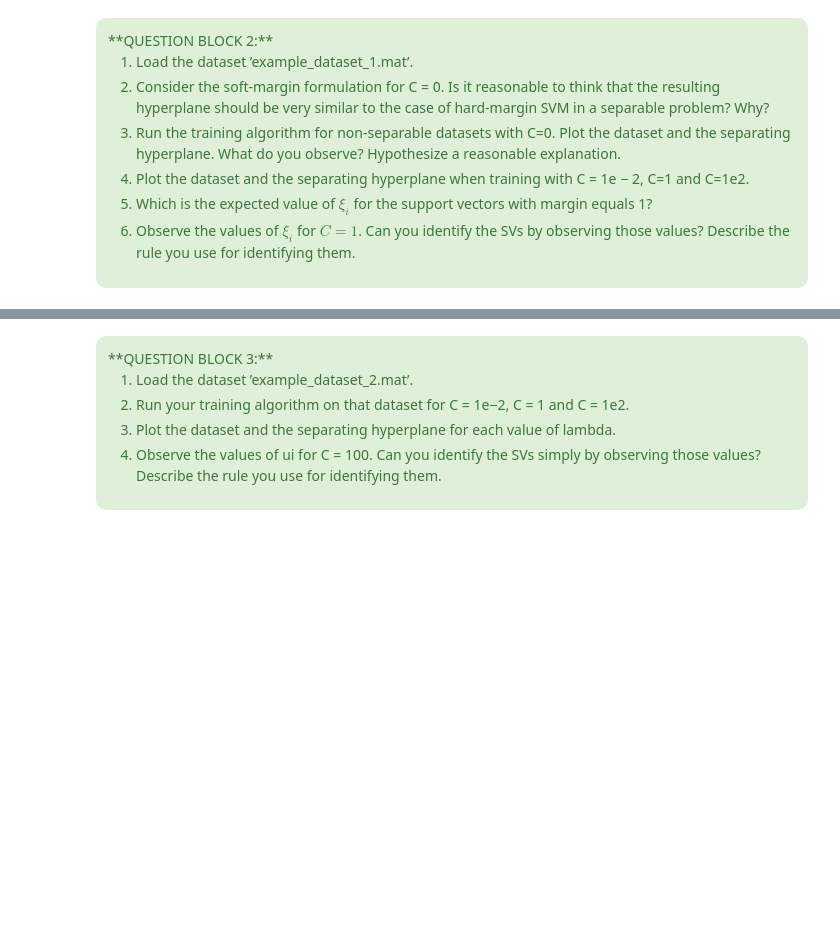
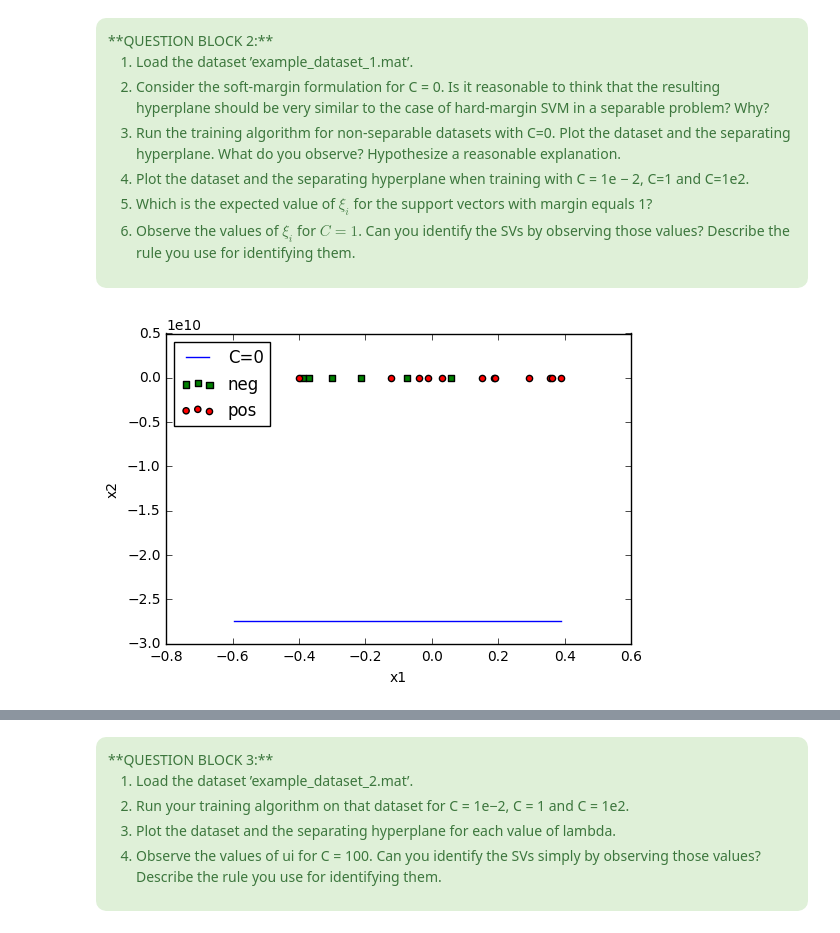
Before and after one commit to JohannesHeidecke/UPC-MAI-IML, a Jupyter notebook: exercise 3/supervised_exercise_3_johannes.ipynb, the cells around one changed output, grey strips where cells are left out. Saved outputs shown, nothing was run; the diff lists cells and outputs as text; code cells hidden in the pictures; blank space fills up the shorter version.

```diff
--- a/exercise 3/supervised_exercise_3_johannes.ipynb
+++ b/exercise 3/supervised_exercise_3_johannes.ipynb
@@ -236,0 +223,36 @@ those values? Describe the rule you use for identifying them.</li>
+# %%
+# Question 2-1:
+import scipy.io as sio
+import cvxpy as cvx
+import numpy as np
+import matplotlib.pyplot as plt
+data = sio.loadmat('example_dataset_1.mat')
+X = data['data'].T
+y = data['labels'].astype(float)
+
+# Question 2-2:
+# It is not reasonable to think that, as the condition are very different
+# If we set C to 0, the function to minimize is the exact same as in the hard-margin SVM:
+# cvx.norm(a, 2)
+# The condition is a little different though, cvx.mul_elemwise(y, (X * a + b)) >= 1 - eps
+# Where eps is an array where all elements are >= 0. Epsilon is not in the minimization
+# function and the only condition for it is being bigger than 0. This makes the constraint
+# useless for optimization. It will simply not work.
+
+# Question 2-3
+def softMarginSolve(X,y,C):
+    eps = cvx.Variable(y.shape[0])
+    a = cvx.Variable(X.shape[1])
+    b = cvx.Variable()
+
+    objective   = cvx.Minimize(cvx.norm(a, 2)+C*sum(eps))
+    constraints = [cvx.mul_elemwise(y, (X * a + b)) >= 1-eps, eps >= 0]
+
+    prob = cvx.Problem(objective, constraints)
+    prob.solve()
+    return (prob,a,b,eps)
+
+(prob,a,b,eps) = softMarginSolve(X,y,0)
+plotSvmResult(X,y,[(a,b,'C=0','b')])
+# %% [output]
+[figure, added]
```
Also changed, not shown: parts of 13 cells of this notebook.
